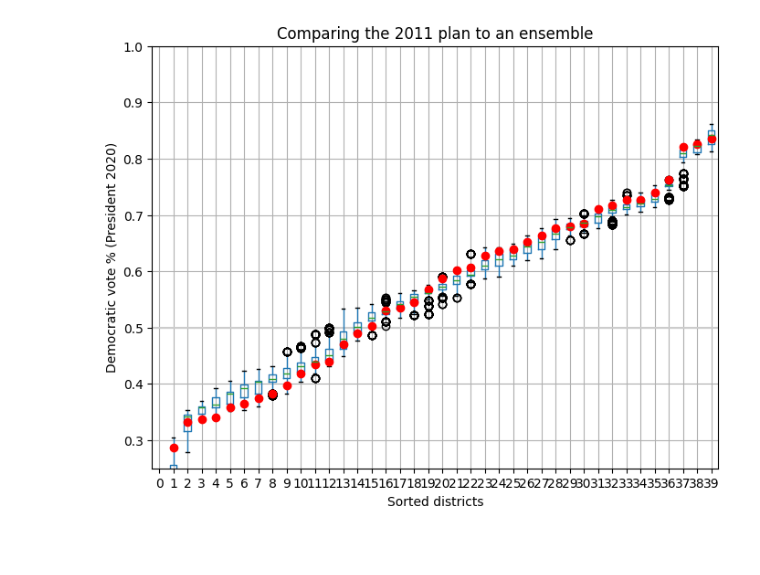
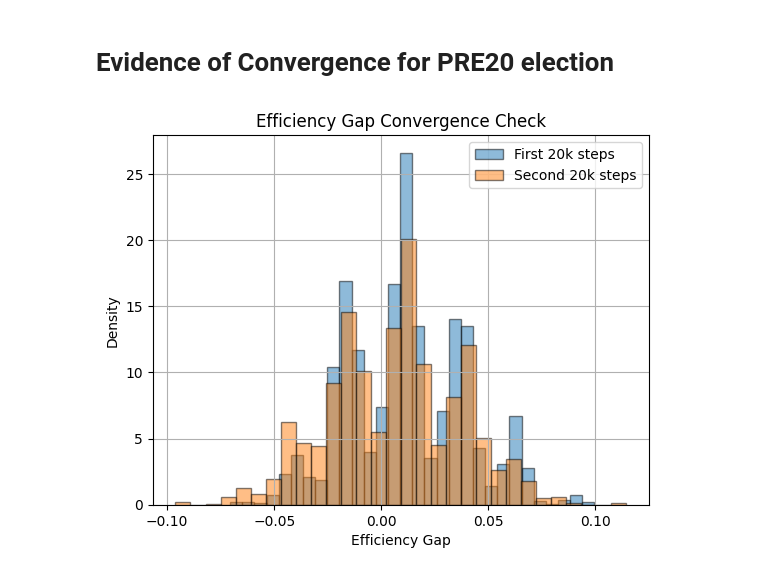
Before and after one commit to kevinzhong1219/virginia-redistricting-analysis, a Jupyter notebook: Final_gerrychain.ipynb, the cells around one changed output. Cells and saved outputs as stored; diff of their text form; code cells hidden in the pictures; blank space fills up the shorter version.

Commit message:
Finished grading rubic green part

```diff
--- a/Final_gerrychain.ipynb
+++ b/Final_gerrychain.ipynb
@@ -107,21 +80,2 @@ data = pd.DataFrame(
-# %%
-fig, ax = plt.subplots(figsize=(8, 6))
-
-# Draw 50% line
-ax.axhline(0.5, color="#cccccc")
-
-# Draw boxplot
-data.boxplot(ax=ax, positions=range(len(data.columns)))
-
-# Draw initial plan's Democratic vote %s (.iloc[0] gives the first row, which corresponds to the initial plan)
-plt.plot(data.iloc[0], "ro")
-
-# Annotate
-ax.set_title("Comparing the 2011 plan to an ensemble")
-ax.set_ylabel("Democratic vote % (President 2020)")
-ax.set_xlabel("Sorted districts")
-ax.set_ylim(0.25, 1)
-ax.set_yticks([0.3, 0.4, 0.5, 0.6, 0.7, 0.8, 0.9, 1])
-plt.show()
-# %% [output]
-[figure, removed]
+# %% [markdown]
+# Evidence of Convergence for PRE20 election
@@ -127,0 +91,46 @@ plt.show()
+# %%
+# initial lists
+efficiency_gaps_long = []
+dem_won_districts_long = []
+pre20_vote_shares = []
+
+for i, partition in enumerate(long_chain.with_progress_bar()):
+    eg = partition["PRE20"].efficiency_gap()
+    efficiency_gaps_long.append(eg)
+
+    dem_wins = 0
+
+    # Iterate through each district
+    for district in partition.parts:
+        nodes_in_district = [n for n, part in partition.assignment.items() if part == district]
+
+        # Aggregate votes for this district
+        dem_total = sum(partition.graph.nodes[n]["G20PRED"] for n in nodes_in_district)
+        rep_total = sum(partition.graph.nodes[n]["G20PRER"] for n in nodes_in_district)
+
+        if dem_total > rep_total:
+            dem_wins += 1
+
+    dem_won_districts_long.append(dem_wins)
+
+    # Collect PRE20 Dem vote shares (for marginal boxplot), only after burn-in
+    if i >= 20000:
+        pre20_vote_shares.append(sorted(partition["PRE20"].percents("Democratic")))
+# %%
+# Convergence check: Split into halves
+first_half_eg = efficiency_gaps_long[:20000]
+second_half_eg = efficiency_gaps_long[20000:]
+first_half_dem = dem_won_districts_long[:20000]
+second_half_dem = dem_won_districts_long[20000:]
+# %%
+# Efficiency Gap Convergence Plot
+plt.hist(first_half_eg, bins=30, alpha=0.5, label="First 20k steps", density=True, edgecolor='black')
+plt.hist(second_half_eg, bins=30, alpha=0.5, label="Second 20k steps", density=True, edgecolor='black')
+plt.title("Efficiency Gap Convergence Check")
+plt.xlabel("Efficiency Gap")
+plt.ylabel("Density")
+plt.legend()
+plt.grid(True)
+plt.show()
+# %% [output]
+[figure, added]
```
Also changed, not shown: parts of 18 cells of this notebook.
